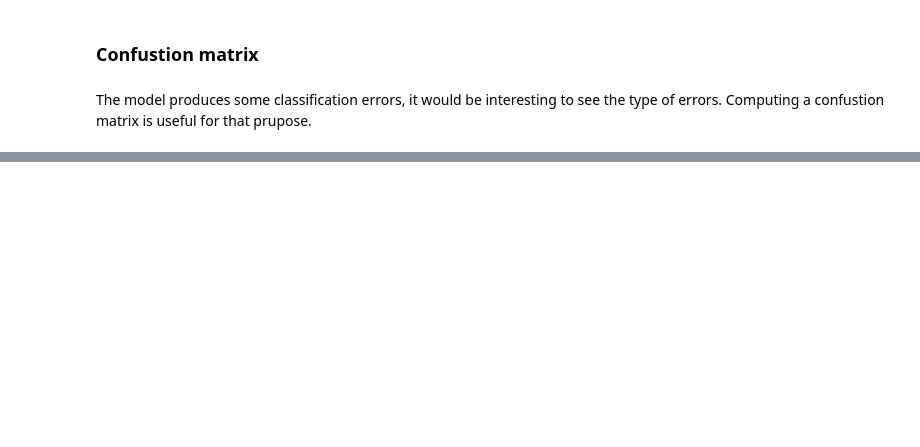
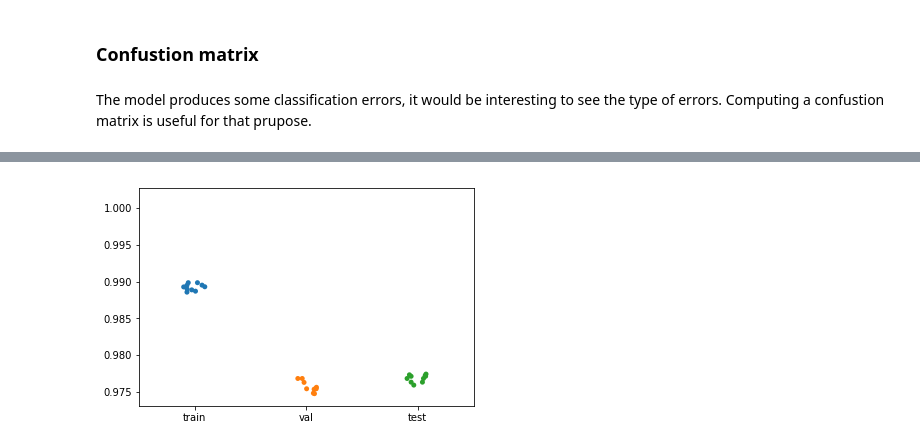
Before and after one commit to gjbex/training-material, a Jupyter notebook: Python/Keras/mnist.ipynb, the cells around one changed output, grey strips where cells are left out. Saved outputs shown, nothing was run; the diff lists cells and outputs as text; code cells hidden in the pictures; blank space fills up the shorter version.

```diff
--- a/Python/Keras/mnist.ipynb
+++ b/Python/Keras/mnist.ipynb
@@ -363,0 +475,4 @@ From the confusion matrix, it is clear that, e.g., 2 and 7 get confused, as well
+# %%
+sns.stripplot(data=pd.DataFrame(accuracies), jitter=0.1);
+# %% [output]
+[figure, added]
```
Also changed, not shown: parts of 26 cells of this notebook.
